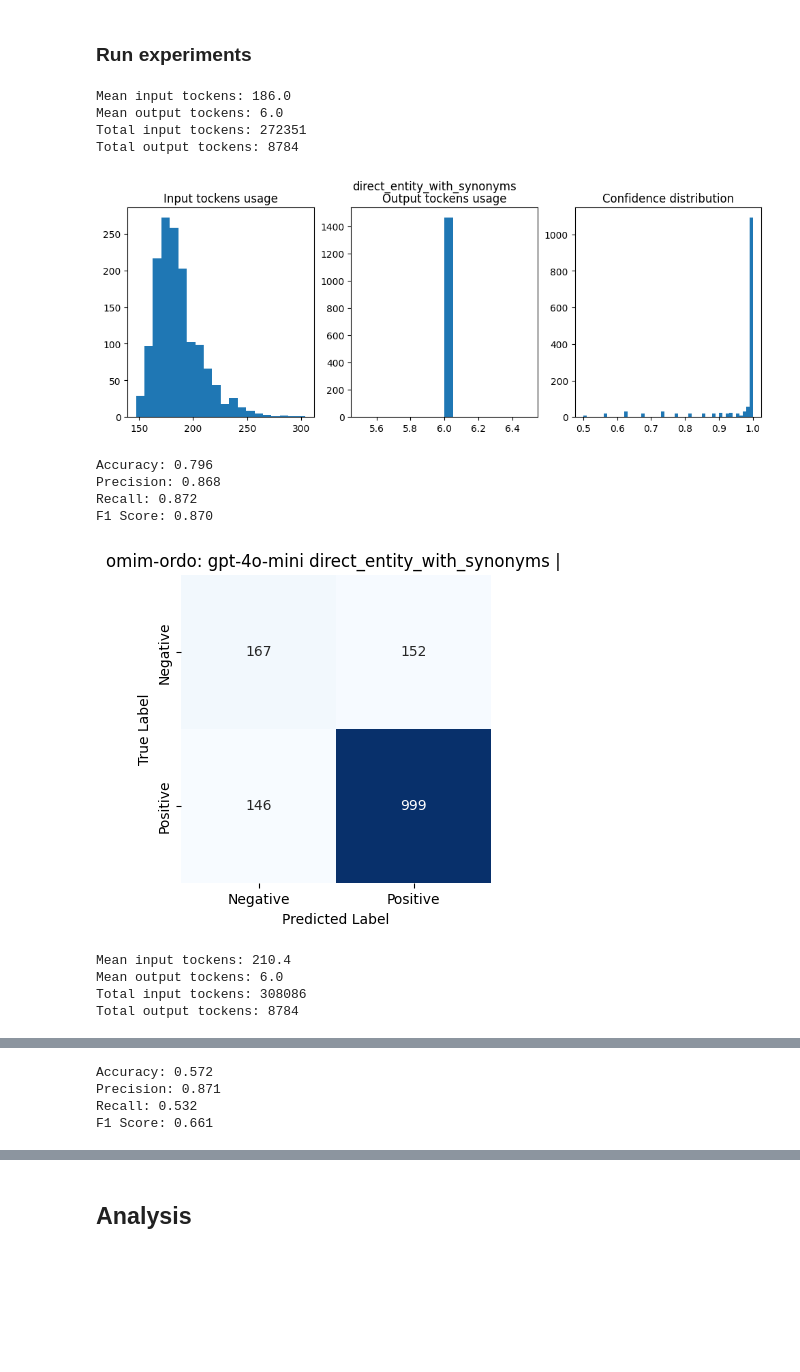
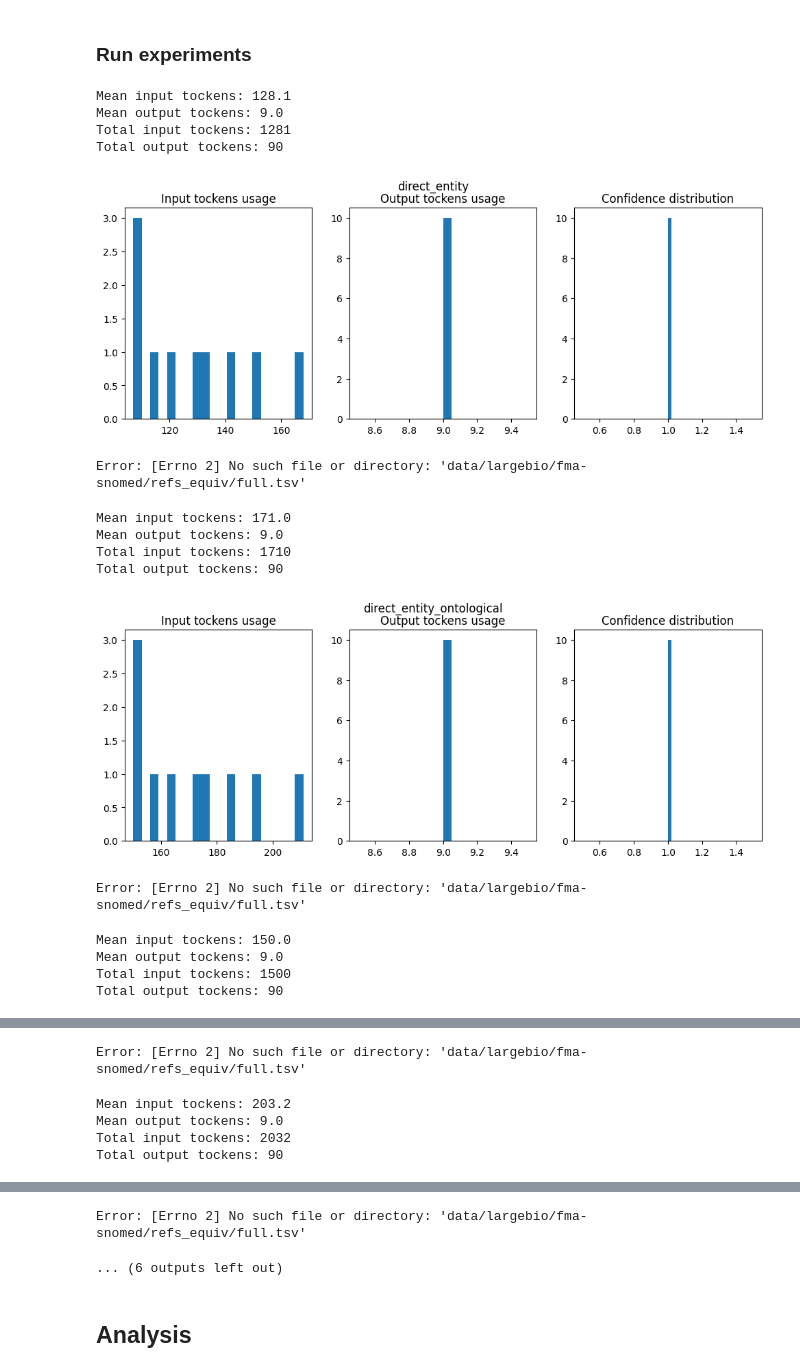
Before and after one commit to city-artificial-intelligence/logmap-llm-exp, a Jupyter notebook: notebooks/parents_experiments.ipynb, the cells around one changed output, grey strips where cells are left out. Cells and saved outputs as stored; diff of their text form; code cells hidden in the pictures; blank space fills up the shorter version.

```diff
--- a/notebooks/parents_experiments.ipynb
+++ b/notebooks/parents_experiments.ipynb
@@ -159,8 +179,7 @@ TGT_DELIMITER = (
 
 
 def select_best_direct_entity_names_with_synonyms(src_entity: OntologyEntryAttr, tgt_entity: OntologyEntryAttr) -> list:
-    """Selects the best direct entity names and retrieves synonyms for entities and their parents."""
-
+    """Select the best direct entity names and retrieve synonyms for entities and their parents."""
     src_parents = next(iter(src_entity.get_direct_parents()), None)
     tgt_parents = next(iter(tgt_entity.get_direct_parents()), None)
 
@@ -186,14 +205,14 @@ def select_best_direct_entity_names_with_synonyms(src_entity: OntologyEntryAttr,
 
 
 def select_best_sequential_hierarchy_with_synonyms(src_parents_by_levels, tgt_parents_by_levels):
-    """Selects the best synonyms for an entity and its hierarchical parents."""
+    """Select the best synonyms for an entity and its hierarchical parents."""
 
-    def get_first_synonyms(parent_set):
+    def get_first_synonyms(parent_set:set):
         """Safely retrieves synonyms from the first available parent entity in the set."""
-        if parent_set:
-            parent = next(iter(parent_set))
-            return parent.get_synonyms() if hasattr(parent, "get_synonyms") else []
-        return []
+        if not parent_set:
+            return []
+        parent = next(iter(parent_set))
+        return parent.get_synonyms() if hasattr(parent, "get_synonyms") else []
 
     src_synonyms = get_first_synonyms(src_parents_by_levels[0])
     src_entity_class = next(iter(src_parents_by_levels[0])).annotation["uri"].rsplit("#", 1)[-1]
@@ -285,11 +304,9 @@ Do they refer to the same concept? Respond with "True" or "False".
 
 
 def prompt_sequential_hierarchy_with_synonyms(src_entity: OntologyEntryAttr, tgt_entity: OntologyEntryAttr) -> str:
-    """Generates a natural language prompt including synonyms and hierarchical relationships."""
-
+    """Generate a natural language prompt including synonyms and hierarchical relationships."""
     src_parents_by_levels = src_entity.get_parents_by_levels(max_level=3)
     tgt_parents_by_levels = tgt_entity.get_parents_by_levels(max_level=3)
-
     (
         src_synonyms,
         src_parent1_synonyms,
@@ -415,53 +432,61 @@ Do they mean the same thing? Respond with "True" or "False".
 ==================================================
 # %% [markdown]
 ### Run experiments
+# %%
+llm_oracle = OpenAIServer(
+    api_key=os.environ["GEMINI_API_KEY"],
+    base_url="https://generativelanguage.googleapis.com/v1beta/openai/"
+)
+llm_oracle.add_system_context(BASELINE_INITIALIZATION_MESSAGE)
 # %%
 MAX_WORKERS = 25
-MODEL = "gpt-4o-mini"
+MODEL = "gemini-2.0-flash-lite" #"gpt-4o-mini"
 
 oracle_candidate_pairs_path = format_oracle_pairs_filepath(DATASET_NAME, SET_NAME)
 
-oracle_candidate_pairs = read_oracle_pairs(oracle_candidate_pairs_path)[:]
+oracle_candidate_pairs = read_oracle_pairs(oracle_candidate_pairs_path)[:10]
 
 run_path = format_run_path()
 
 for current_exp_name, prompt_function in EXP_NAMES_TO_PROMPT_FUNCTIONS.items():
     results, tokens_usage, confidences = parallel_samples_process(
         oracle_candidate_pairs, llm_oracle, onto_src, onto_tgt, MODEL, MAX_WORKERS, prompt_function
     )
     prediction_path, stats_path, diagram_path = format_storing_pathes_from_run_path(
         run_path, SET_NAME, MODEL, current_exp_name
     )
     save_run_results(results, prediction_path, columns=["Source", "Target", "Prediction", "Confidence"])
 
+    plot_usage_histograms(tokens_usage, confidences, do_plot=True, do_print=True, suptitle=current_exp_name)
+
     try:
-        plot_usage_histograms(tokens_usage, confidences, do_plot=True, do_print=True, suptitle=current_exp_name)
-
         predictions = get_predictions_with_gt(run_path, DATASET_NAME, SET_NAME, MODEL, current_exp_name)
         analyze_results(
             predictions,
             print_results=True,
             plot_confusion_matrix=True,
             subtitle=f"{SET_NAME}: {MODEL} {current_exp_name} | ",
             cm_save_path=diagram_path,
             stats_path=stats_path,
         )
     except Exception as e:
         print(f"Error: {e}")
 
     print("\n")
 # %% [output]
-Mean input tockens: 186.0
-Mean output tockens: 6.0
-Total input tockens: 272351
-Total output tockens: 8784
+Mean input tockens: 128.1
+Mean output tockens: 9.0
+Total input tockens: 1281
+Total output tockens: 90
-[figure, old version]
+[figure, new version]
-Accuracy: 0.796
-Precision: 0.868
-Recall: 0.872
-F1 Score: 0.870
+Error: [Errno 2] No such file or directory: 'data/largebio/fma-snomed/refs_equiv/full.tsv'
+Mean input tockens: 171.0
+Mean output tockens: 9.0
+Total input tockens: 1710
+Total output tockens: 90
-[figure, old version]
+[figure, new version]
-Mean input tockens: 210.4
-Mean output tockens: 6.0
-Total input tockens: 308086
-Total output tockens: 8784
+Error: [Errno 2] No such file or directory: 'data/largebio/fma-snomed/refs_equiv/full.tsv'
+Mean input tockens: 150.0
+Mean output tockens: 9.0
+Total input tockens: 1500
+Total output tockens: 90
@@ -469,4 +494,5 @@ Total output tockens: 8784
-Accuracy: 0.572
-Precision: 0.871
-Recall: 0.532
-F1 Score: 0.661
+Error: [Errno 2] No such file or directory: 'data/largebio/fma-snomed/refs_equiv/full.tsv'
+Mean input tockens: 203.2
+Mean output tockens: 9.0
+Total input tockens: 2032
+Total output tockens: 90
@@ -474,3 +500,5 @@ F1 Score: 0.661
+Error: [Errno 2] No such file or directory: 'data/largebio/fma-snomed/refs_equiv/full.tsv'
+... (6 outputs left out)
 # %% [markdown]
 ## Analysis
 # %%
```
Also changed, not shown: parts of 8 cells of this notebook, 3 other files.
